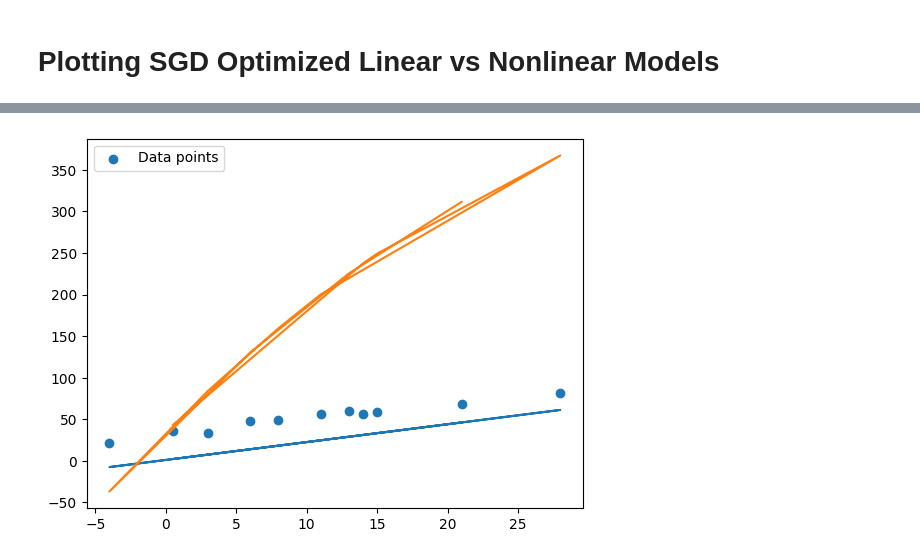
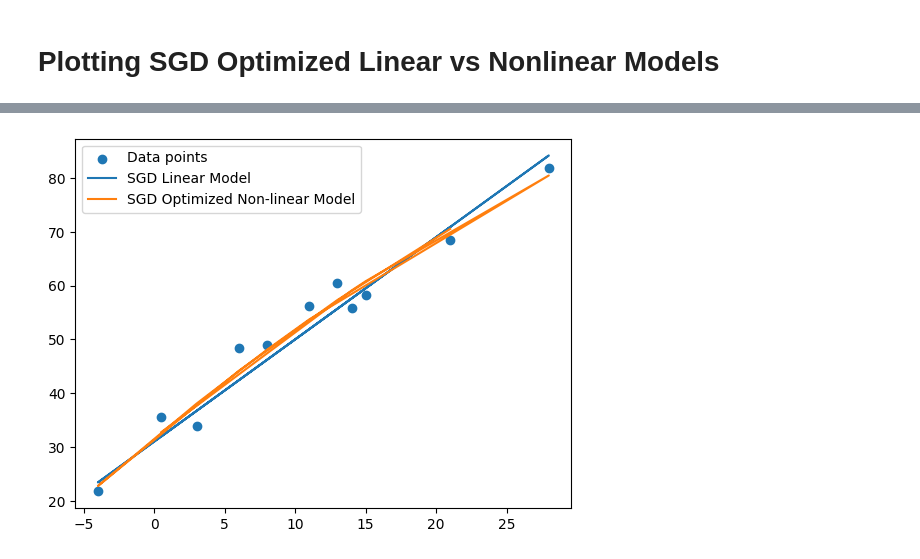
Before and after one commit to Adn02/Intro-to-ML, a Jupyter notebook: Homework/HW5/HW5Q1.ipynb, the cells around one changed output, grey strips where cells are left out. Drawn from its saved outputs; the diff is of its cells as text; code cells hidden in the pictures.

```diff
--- a/Homework/HW5/HW5Q1.ipynb
+++ b/Homework/HW5/HW5Q1.ipynb
@@ -15,6 +15,9 @@ y = [35.7, 55.9, 58.2, 81.9, 56.3, 48.9, 33.9, 21.8, 48.4, 60.4, 68.4]  # X
 
 t_c = torch.tensor(y)
 t_u = torch.tensor(x)
+
+
+t_un = 0.1 * t_u
 # %% [markdown]
 
 > **Splitting Training and Validation Set**
@@ -29,11 +32,11 @@ valid_idx = shuffle[-values:]
 t_u_train = t_u[train_idx]
 t_u_valid = t_u[valid_idx]
 
+t_un_train = t_un[train_idx]
+t_un_valid = t_un[valid_idx]
+
 t_c_train = t_c[train_idx]
 t_c_valid = t_c[valid_idx]
-
-t_un_train = 0.1 * t_u_train
-t_un_valid = 0.1 * t_u_valid
 # %% [markdown]
 # **Training**
 # %% [markdown]
@@ -272,18 +277,18 @@ tensor([ 0.5559,  0.5601, -0.4257], requires_grad=True)
 lin_params = torch.tensor([1.0, 0.0], requires_grad=True)
 nonlin_params = torch.tensor([1.0, 1.0, 0.0], requires_grad=True)
 
-lin_optimizer = optim.SGD([lin_params], lr = 1e-2)
-nonlin_optimizer = optim.SGD([nonlin_params], lr = 1e-3)
+lin_optimizer = optim.SGD([lin_params], lr = 1e-3)
+SGD = optim.SGD([nonlin_params], lr = 1e-2)
 
-lin = lin_training(5000, lin_optimizer, lin_params, t_un_train, t_un_valid, t_c_train, t_c_valid)
-non = nonlin_training(5000, nonlin_optimizer, nonlin_params, t_un_train, t_un_valid, t_c_train, t_c_valid)
+lin = lin_training(5000, lin_optimizer, lin_params, t_u_train, t_u_valid, t_c_train, t_c_valid)
+nonlin_SGD = nonlin_training(5000, SGD, nonlin_params, t_un_train, t_un_valid, t_c_train, t_c_valid)
 
 t_p_lin = lin_model(t_u, *lin).detach().numpy()
-t_p_non = nonlin_model(t_u, *non).detach().numpy()
+t_p_nonSGD = nonlin_model(t_un, *nonlin_SGD).detach().numpy()
 
 plt.scatter(t_u, t_c, label = 'Data points')
-plt.plot(t_u, t_p_lin)
-plt.plot(t_u, t_p_non)
+plt.plot(t_u, t_p_lin, label = 'SGD Linear Model')
+plt.plot(t_u, t_p_nonSGD, label = 'SGD Optimized Non-linear Model')
 
 plt.legend()
 plt.show()
@@ -301 +313 @@ Epochs: 5000,   Training Loss: 9.088370,        Validation Loss: 17.528862
-[figure, old version]
+[figure, new version]
```
Also changed, not shown: parts of 11 cells of this notebook.
